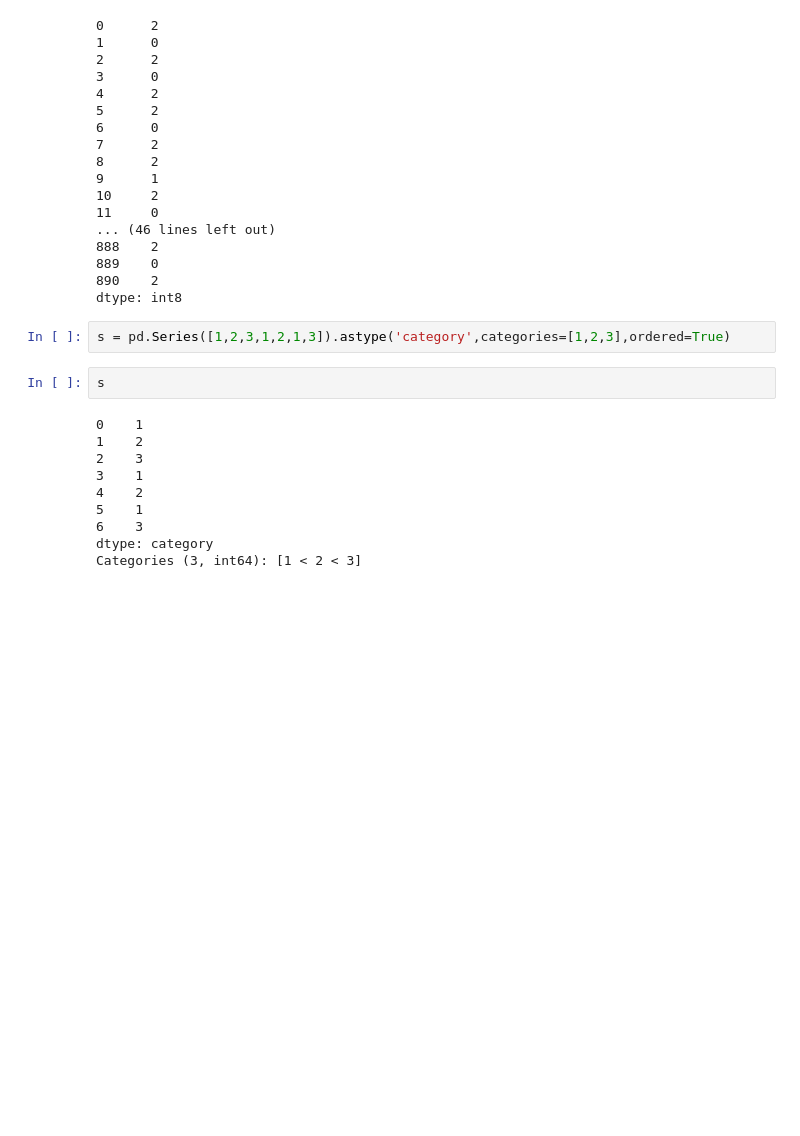
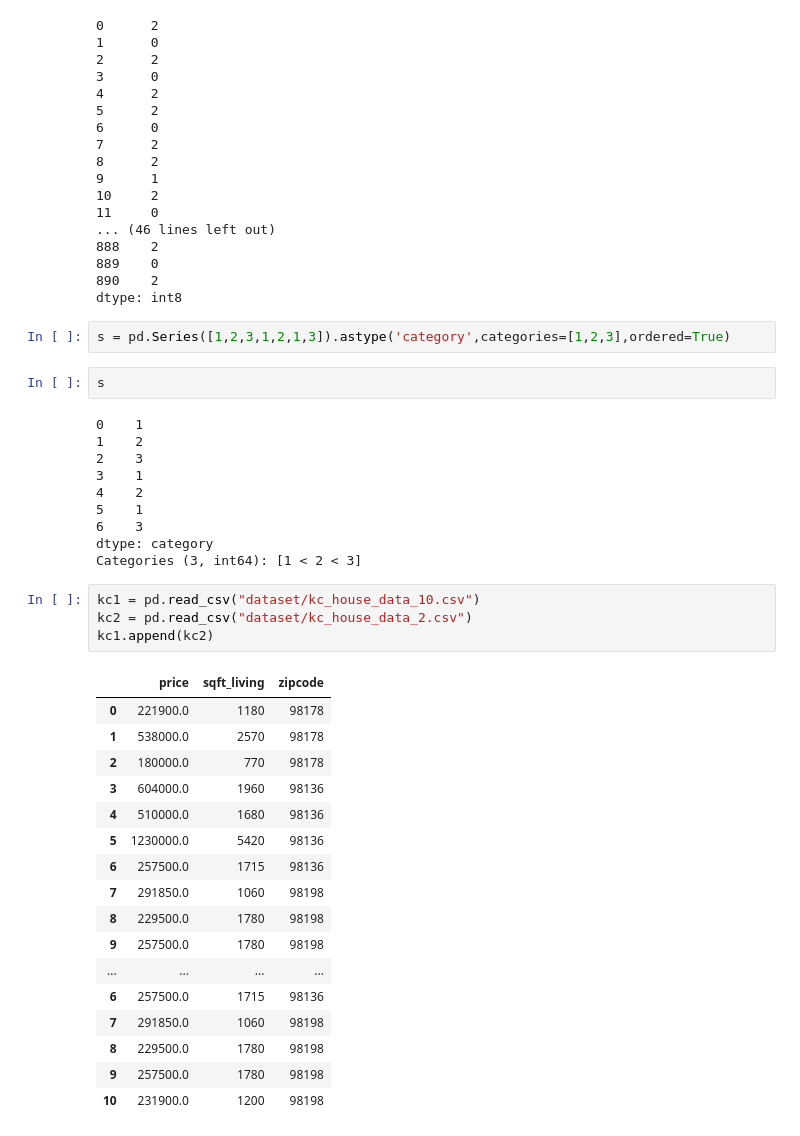
Before and after one commit to rafamonge/Pandas-Tutorial, a Jupyter notebook: Pandas-2.ipynb, the cells around one changed output. Saved outputs shown, nothing was run; the diff lists cells and outputs as text; blank space fills up the shorter version.

```diff
--- a/Pandas-2.ipynb
+++ b/Pandas-2.ipynb
@@ -418,3 +434,25 @@ s
 6    3
 dtype: category
 Categories (3, int64): [1 < 2 < 3]
+# %%
+kc1 = pd.read_csv("dataset/kc_house_data_10.csv")
+kc2 = pd.read_csv("dataset/kc_house_data_2.csv")
+kc1.append(kc2)
+# %% [output]
+|  | price | sqft_living | zipcode |
+| 0 | 221900.0 | 1180 | 98178 |
+| 1 | 538000.0 | 2570 | 98178 |
+| 2 | 180000.0 | 770 | 98178 |
+| 3 | 604000.0 | 1960 | 98136 |
+| 4 | 510000.0 | 1680 | 98136 |
+| 5 | 1230000.0 | 5420 | 98136 |
+| 6 | 257500.0 | 1715 | 98136 |
+| 7 | 291850.0 | 1060 | 98198 |
+| 8 | 229500.0 | 1780 | 98198 |
+| 9 | 257500.0 | 1780 | 98198 |
+| ... | ... | ... | ... |
+| 6 | 257500.0 | 1715 | 98136 |
+| 7 | 291850.0 | 1060 | 98198 |
+| 8 | 229500.0 | 1780 | 98198 |
+| 9 | 257500.0 | 1780 | 98198 |
+| 10 | 231900.0 | 1200 | 98198 |
```
Also changed, not shown: parts of 7 cells of this notebook, 10 other files.
